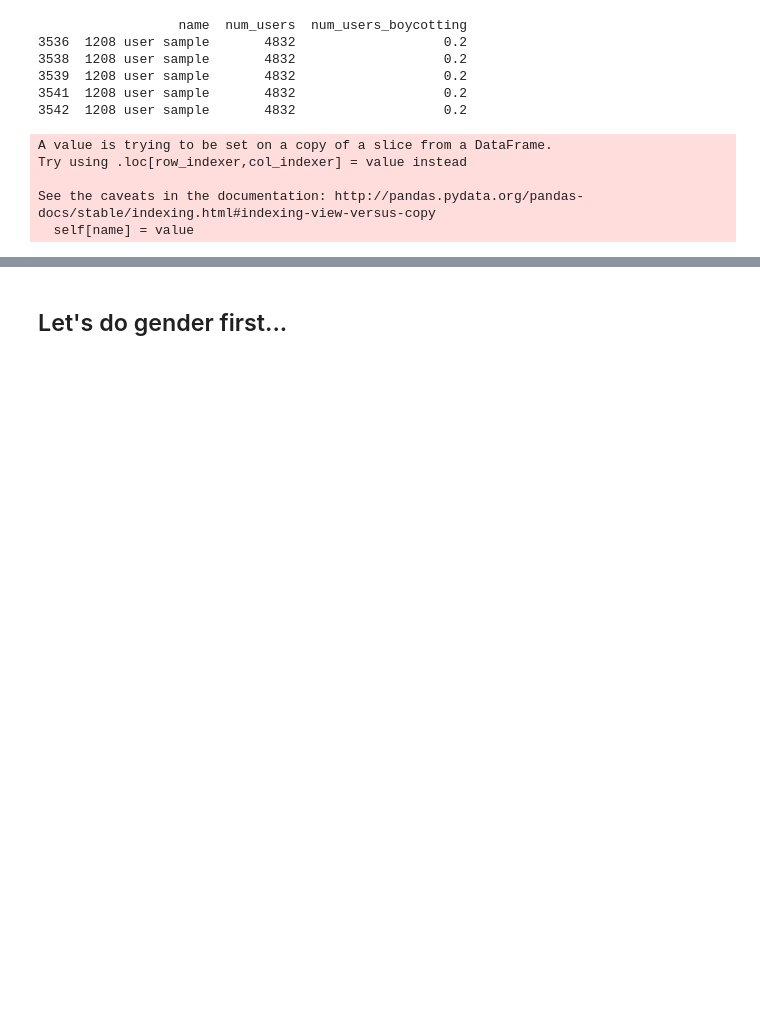
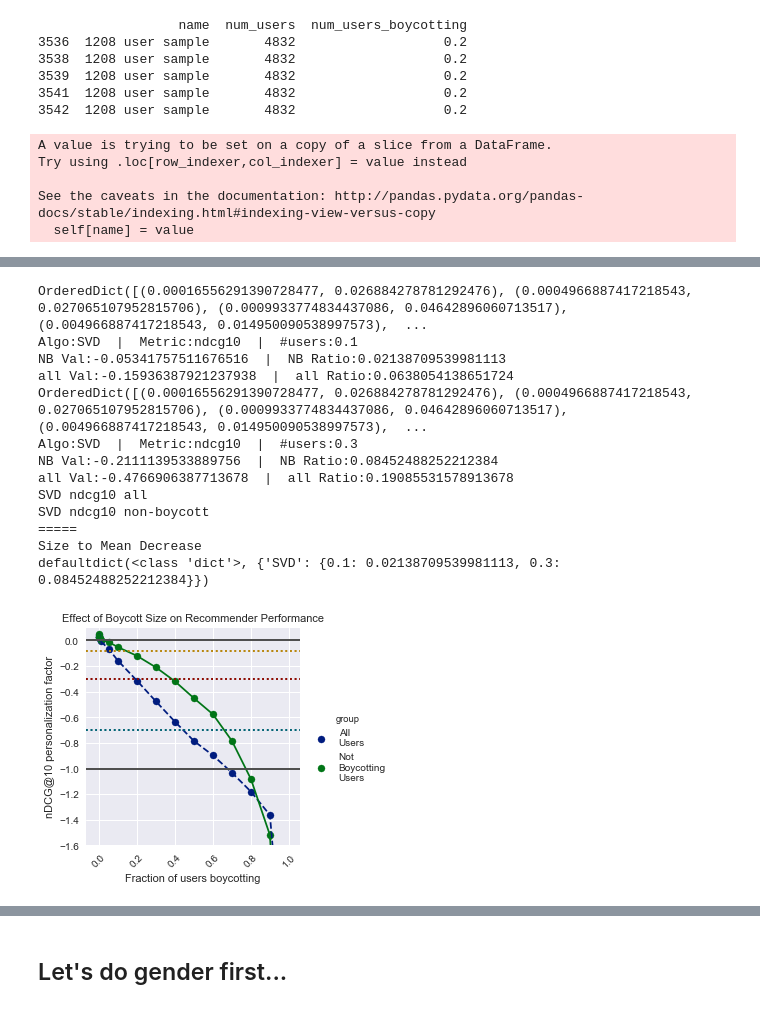
Before and after one commit to nickmvincent/surprise_sandbox, a Jupyter notebook: visualize-v02.ipynb, the cells around one changed output, grey strips where cells are left out. Drawn from its saved outputs; the diff is of its cells as text; code cells hidden in the pictures; blank space fills up the shorter version.

```diff
--- a/visualize-v02.ipynb
+++ b/visualize-v02.ipynb
@@ -46,6 +37,7 @@ df = df.assign(nrm_rounded = [round(x, -5) for x in df.num_ratings_missing])
 # drop columns we're not going to use.
 drops = [
     #'tail',
+    'vanilla',
 ]
 for column in df.columns.values:
     for drop in drops:
@@ -205,7 +189,7 @@ This will be an important piece of context for analyzing the experiments.
 def select_cols(cols, metrics, groups, percents):
     """take a list of cols and filter based on metrics/groups/percents"""
     increase_cols = [
-        x for x in cols if (any(metric in x for metric in metrics) and 'increase' in x)
+        x for x in cols if 'increase' in x and (any(metric == x.split('_')[-2] for metric in metrics))
     ]
     increase_cols = [
         x for x in increase_cols if any(group == x.split('_')[-1] for group in groups)
@@ -227,5 +211,7 @@ def fill_in_longform(df):
     return df
 # %%
 palette={'all': 'b', 'non-boycott': 'g'}
+TITLE = 'Effect of Boycott Size on Recommender Performance'
+YLABEL = 'nDCG@10 personalization factor'
 # %%
 def p_b_curve(
@@ -385,4 +386,28 @@ def p_b_curve(
     return algo_to_metric_to_group_to
+# %%
+_ = p_b_curve(
+    samples_df[samples_df.algo_name == 'SVD'],
+    metrics=['ndcg10', ],
+    percents=True,
+    groups=['non-boycott', 'all', ],
+    save=True
+)
+plt.show()
+# %% [output]
+OrderedDict([(0.00016556291390728477, 0.026884278781292476), (0.0004966887417218543, 0.027065107952815706), (0.0009933774834437086, 0.04642896060713517), (0.004966887417218543, 0.014950090538997573),  ...
+Algo:SVD  |  Metric:ndcg10  |  #users:0.1
+NB Val:-0.05341757511676516  |  NB Ratio:0.02138709539981113
+all Val:-0.15936387921237938  |  all Ratio:0.0638054138651724
+OrderedDict([(0.00016556291390728477, 0.026884278781292476), (0.0004966887417218543, 0.027065107952815706), (0.0009933774834437086, 0.04642896060713517), (0.004966887417218543, 0.014950090538997573),  ...
+Algo:SVD  |  Metric:ndcg10  |  #users:0.3
+NB Val:-0.2111139533889756  |  NB Ratio:0.08452488252212384
+all Val:-0.4766906387713678  |  all Ratio:0.19085531578913678
+SVD ndcg10 all
+SVD ndcg10 non-boycott
+=====
+Size to Mean Decrease
+defaultdict(<class 'dict'>, {'SVD': {0.1: 0.02138709539981113, 0.3: 0.08452488252212384}})
+[figure, added]
 # %%
 algo_to_metric_to_group_to = p_b_curve(
     samples_df,
```
Also changed, not shown: parts of 39 cells of this notebook, 9 other files.
